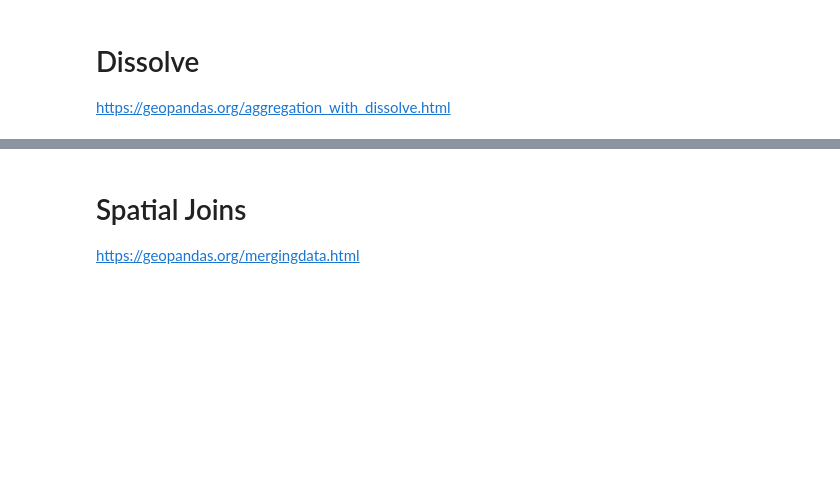
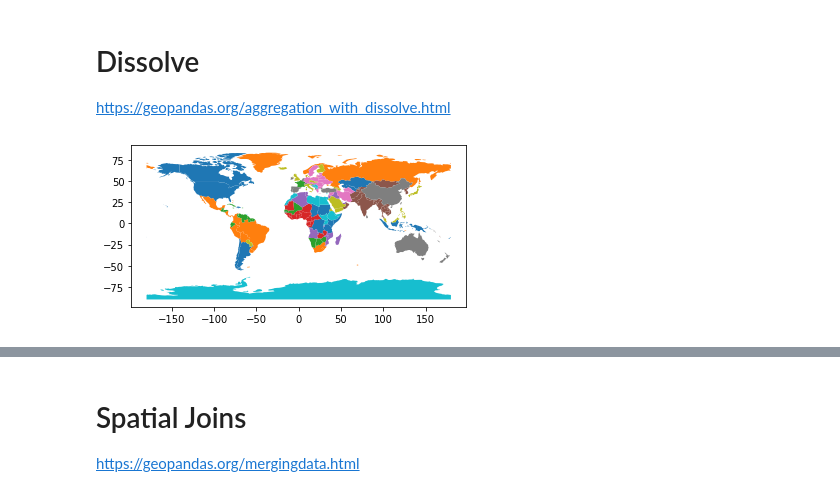
Before and after one commit to pratt-savi-810/pratt-savi-810-2020-03-lesson_05, a Jupyter notebook: completed/lesson_05_completed.ipynb, the cells around one changed output, grey strips where cells are left out. Saved outputs shown, nothing was run; the diff lists cells and outputs as text; code cells hidden in the pictures; blank space fills up the shorter version.

```diff
--- a/completed/lesson_05_completed.ipynb
+++ b/completed/lesson_05_completed.ipynb
@@ -362,0 +513,4 @@ https://geopandas.org/aggregation_with_dissolve.html
+# %%
+countries.plot(cmap='tab10');
+# %% [output]
+[figure, added]
```
Also changed, not shown: parts of 76 cells of this notebook, 1 other file.
